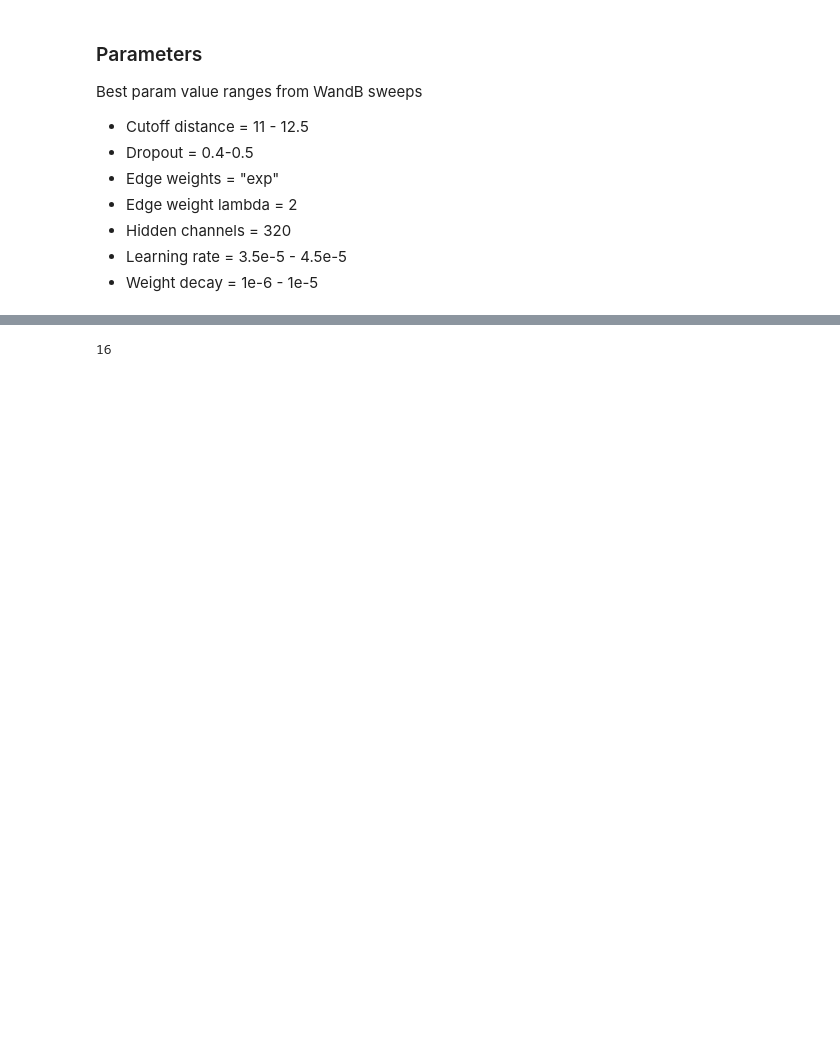
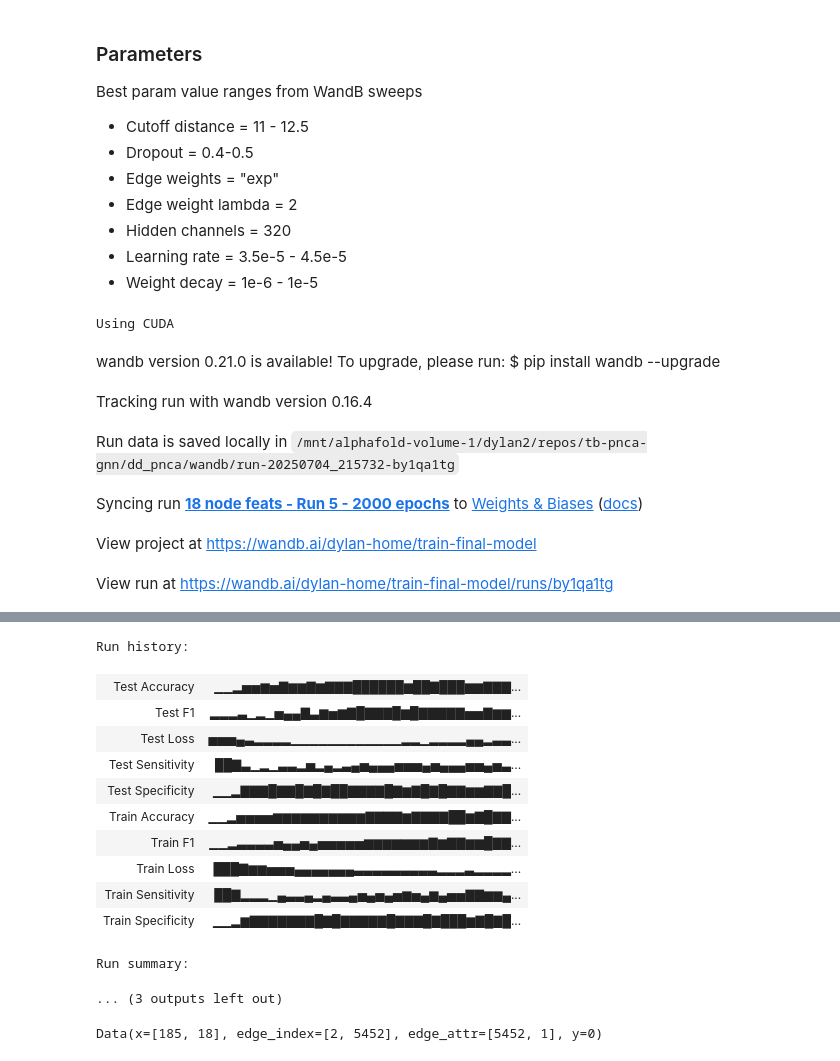
Before and after one commit to fowler-lab/tb-pnca-gnn, a Jupyter notebook: dd_pnca/train_final_model.ipynb, the cells around one changed output, grey strips where cells are left out. Drawn from its saved outputs; the diff is of its cells as text; code cells hidden in the pictures; blank space fills up the shorter version.

```diff
--- a/dd_pnca/train_final_model.ipynb
+++ b/dd_pnca/train_final_model.ipynb
@@ -41,16 +41,21 @@ torch.cuda.is_available()
 'Running via SSH'
 True
 # %%
-with open('datasets/normed_singletons_af_w_pza_graph_dict.pkl', 'rb') as f:
+# with open('datasets/normed_singletons_af_w_pza_graph_dict.pkl', 'rb') as f:
+    # graph_dict = pkl.load(f)
+with open('datasets/x19_exp_l2_graph_dict.pkl', 'rb') as f:
     graph_dict = pkl.load(f)
-# with open('datasets/singletons_af_no_mpfs_graph_dict.pkl', 'rb') as f:
-#     graph_dict = pkl.load(f)
-# with open('datasets/singletons_no_af.pkl', 'rb') as f:
-#     graph_dict = pkl.load(f)
 
 print(len(graph_dict['train']) + len(graph_dict['test']))
 # %% [output]
 664
+# %%
+for t in graph_dict:
+    for sample in graph_dict[t]:
+        col_select = [i for i in range(19) if i != 14]
+        new_feats = graph_dict[t][sample]['graph'].dataset[0].x[:, col_select]
+
+        graph_dict[t][sample]['graph'].dataset[0].x = new_feats
 # %% [markdown]
 ### Parameters
 
@@ -74,16 +79,16 @@ n_samples = len(graph_dict['train']) + len(graph_dict['test'])
 cutoff_distance = 12
 
 # gcn params - from best wandb sweep
-num_node_features = 16
+num_node_features = 18
 batch_size = 256
-hidden_channels = 320
-dropout = 0.5
+hidden_channels = 256
+dropout = 0.6
 
 edge_weight_func = "exp"
 edge_weight_lambda = 2
 
 learning_rate = 4e-5
-wd = 5e-5
+wd = 5e-6
 epochs = 2000
 
 
@@ -92,7 +97,7 @@ wt_seq = 'MRALIIVDVQNDFCEGGSLAVTGGAALARAISDYLAEAADYHHVVATKDFHIDPGDHFSGTPDYSSSWPP
 project = 'train-final-model'
 # %%
 # run_name = f'Run 7 - {epochs} epochs - lr {learning_rate}'
-run_name = f'No node chem feats - Run 1 - {epochs} epochs'
+run_name = f'18 node feats - Run 5 - {epochs} epochs'
 
 model = run_model.pnca_GCN_vary_graph(
             self_loops = False,
@@ -120,3 +125,11 @@ model = run_model.pnca_GCN_vary_graph(
               'sweep': False
               }
         )
+# %% [output]
+Using CUDA
+wandb version 0.21.0 is available! To upgrade, please run: $ pip install wandb --upgrade
+Tracking run with wandb version 0.16.4
+Run data is saved locally in /mnt/alphafold-volume-1/dylan2/repos/tb-pnca-gnn/dd_pnca/wandb/run-20250704_215732-by1qa1tg
+Syncing run 18 node feats - Run 5 - 2000 epochs to Weights & Biases (docs)
+View project at https://wandb.ai/dylan-home/train-final-model
+View run at https://wandb.ai/dylan-home/train-final-model/runs/by1qa1tg
@@ -123,6 +154,19 @@ model = run_model.pnca_GCN_vary_graph(
+Run history:
+| Test Accuracy | ▁▁▂▅▅▆▅▇▆▆▇▆▇▇▇██████▆██▇███▆▆▇▇▇... |
+| Test F1 | ▂▂▂▃▁▂▁▅▄▄▇▃▆▅▆▇█▇▇▇█▆█▇▇▇▇▇▅▅▇▆▆... |
+| Test Loss | ▅▅▅▄▃▂▂▂▂▁▁▁▁▁▁▁▁▁▁▁▁▂▂▁▂▂▂▂▄▄▂▃▃... |
+| Test Sensitivity | ██▇▃▁▂▁▃▃▂▅▂▄▂▃▄▅▄▄▄▅▅▅▄▅▄▄▄▅▅▄▅▃... |
+| Test Specificity | ▁▁▂▇▇▇█▇▇█▇█▇██▇▇▇▇█▇▆▇█▇█▇▇▆▆▇▇█... |
+| Train Accuracy | ▁▁▂▅▅▅▅▆▆▆▆▆▆▆▆▆▆▇▇▇▇▆▇▇▇▇██▆▇█▇▇... |
+| Train F1 | ▁▁▂▃▃▃▃▅▄▄▅▄▅▅▅▅▅▆▆▆▆▆▆▆▇▆▇▇▆▆█▇▇... |
+| Train Loss | ███▇▆▆▅▅▅▄▄▄▄▄▄▄▃▃▃▃▃▃▃▃▃▂▂▂▃▂▂▂▂... |
+| Train Sensitivity | ██▇▂▂▂▁▄▃▃▄▂▄▃▃▄▅▄▅▄▅▆▅▄▆▄▅▅▇▇▆▆▄... |
+| Train Specificity | ▁▁▂▆▇▇▇▇▇▇▇█▇█▇▇▇▇▇█▇▇▇█▇███▆▇█▇█... |
+Run summary:
+... (3 outputs left out)
 # %%
 # torch.save(model, f'saved_models/{project}/{run_name} - 0.80198 Test F1')
 # %%
-graph_dict['train']['pnca_mut_0']['graph'].dataset[0].x.size(1)
+graph_dict['train']['pnca_mut_0']['graph'].dataset[0]
 # %% [output]
-16
+Data(x=[185, 18], edge_index=[2, 5452], edge_attr=[5452, 1], y=0)
```
Also changed, not shown: parts of 1 cell of this notebook, 7 other files.
